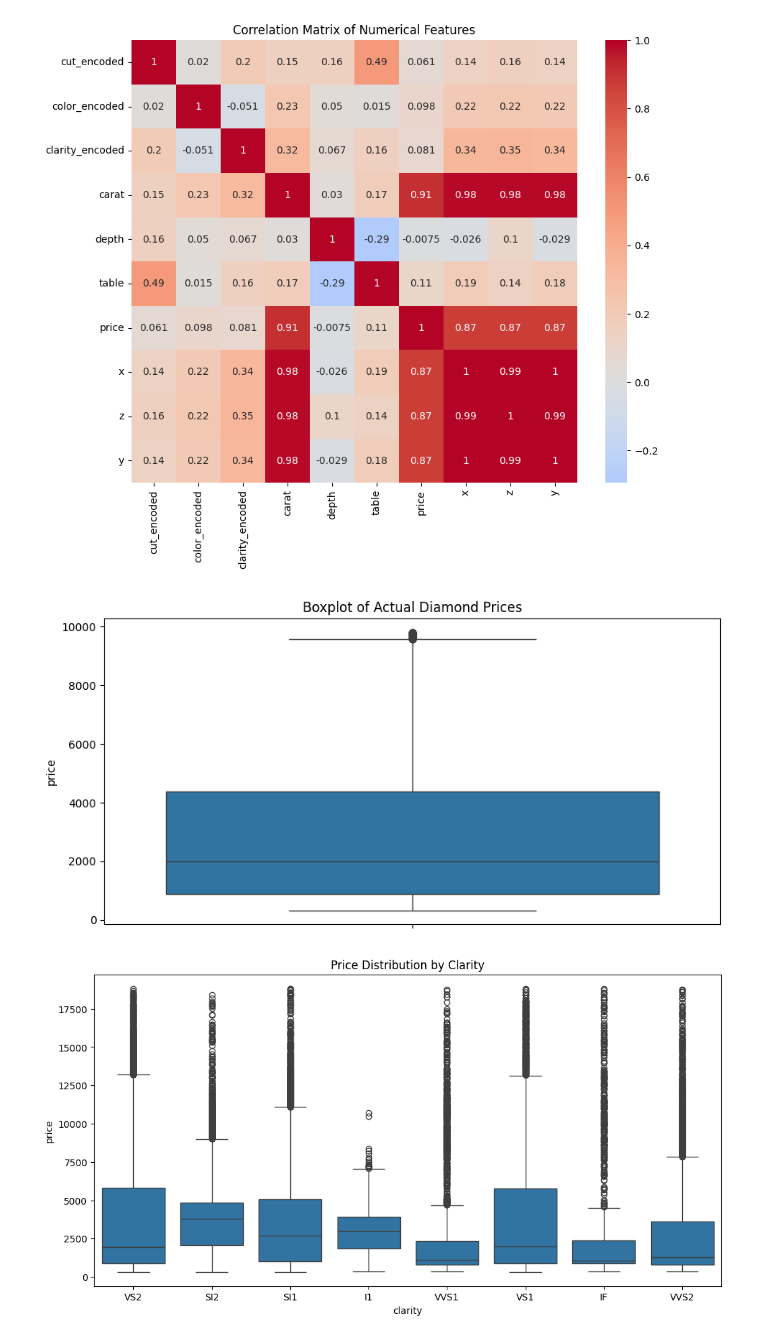
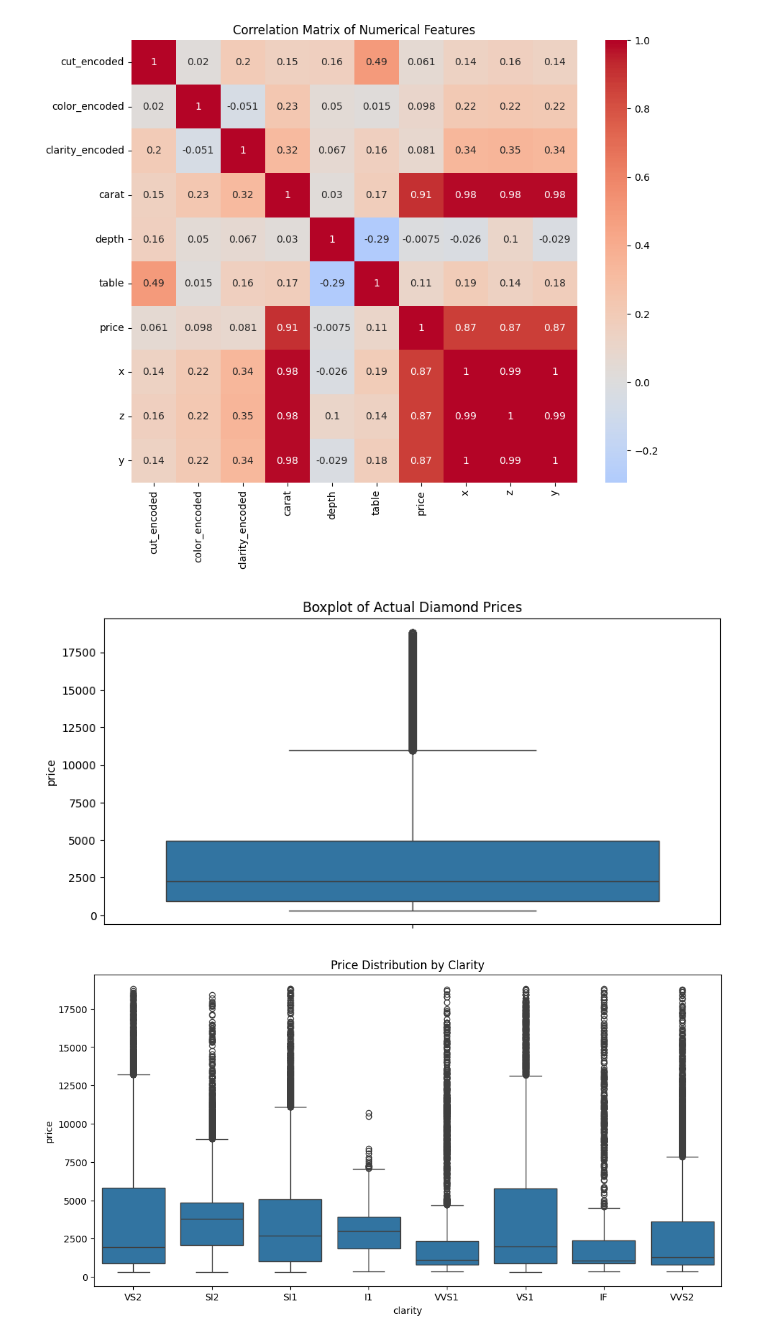
Before and after one commit to TeslimAdeyanju/4-Portfolio-SDS-CP023-diamond-price-predictor, a Jupyter notebook: submissions-team/Oluwatunmise-Olaoluwa/diamond-prediction.ipynb, the cells around one changed output. Saved outputs shown, nothing was run; the diff lists cells and outputs as text; code cells hidden in the pictures.

Commit message:
model

```diff
--- a/submissions-team/Oluwatunmise-Olaoluwa/diamond-prediction.ipynb
+++ b/submissions-team/Oluwatunmise-Olaoluwa/diamond-prediction.ipynb
@@ -356,11 +356,11 @@ plt.show()
 # %%
 import seaborn as sns
 plt.figure(figsize=(10, 5))
-sns.boxplot(y= model_df['price'])
+sns.boxplot(y= df['price'])
 plt.title("Boxplot of Actual Diamond Prices")
 plt.show()
 # %% [output]
-[figure, old version]
+[figure, new version]
 # %%
 # Price vs Clarity
 plt.figure(figsize=(12,6))
```
Also changed, not shown: 3 other files.
